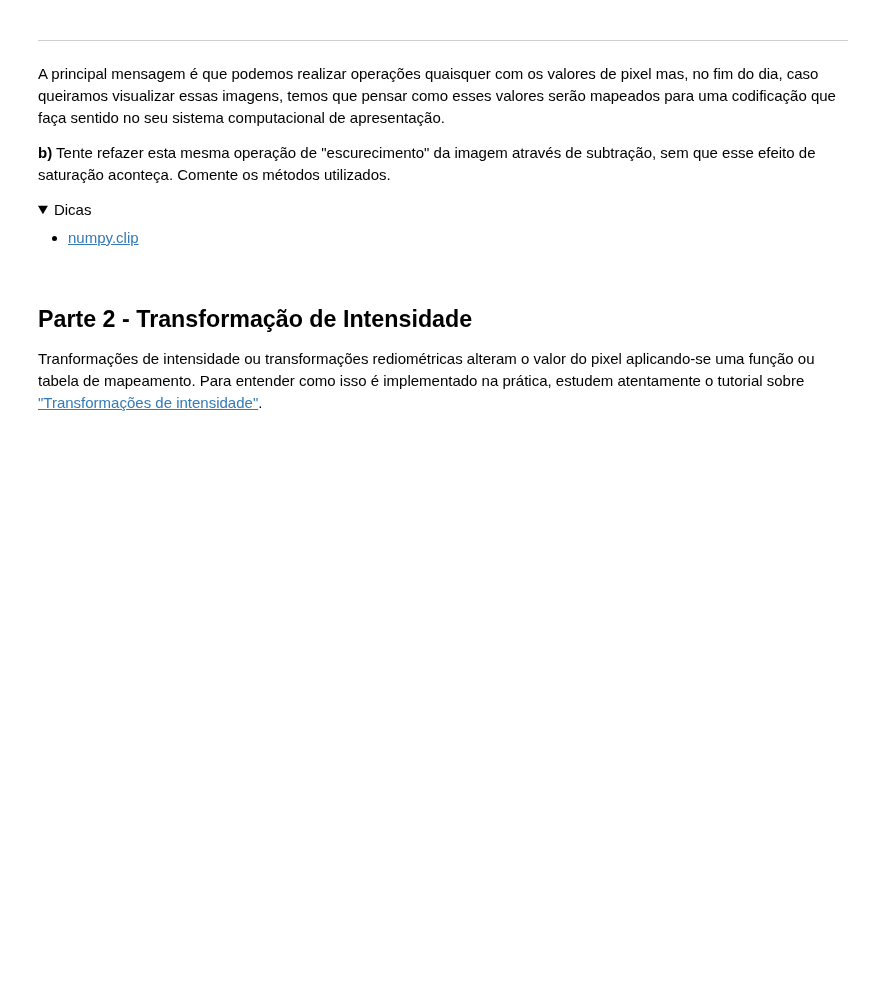
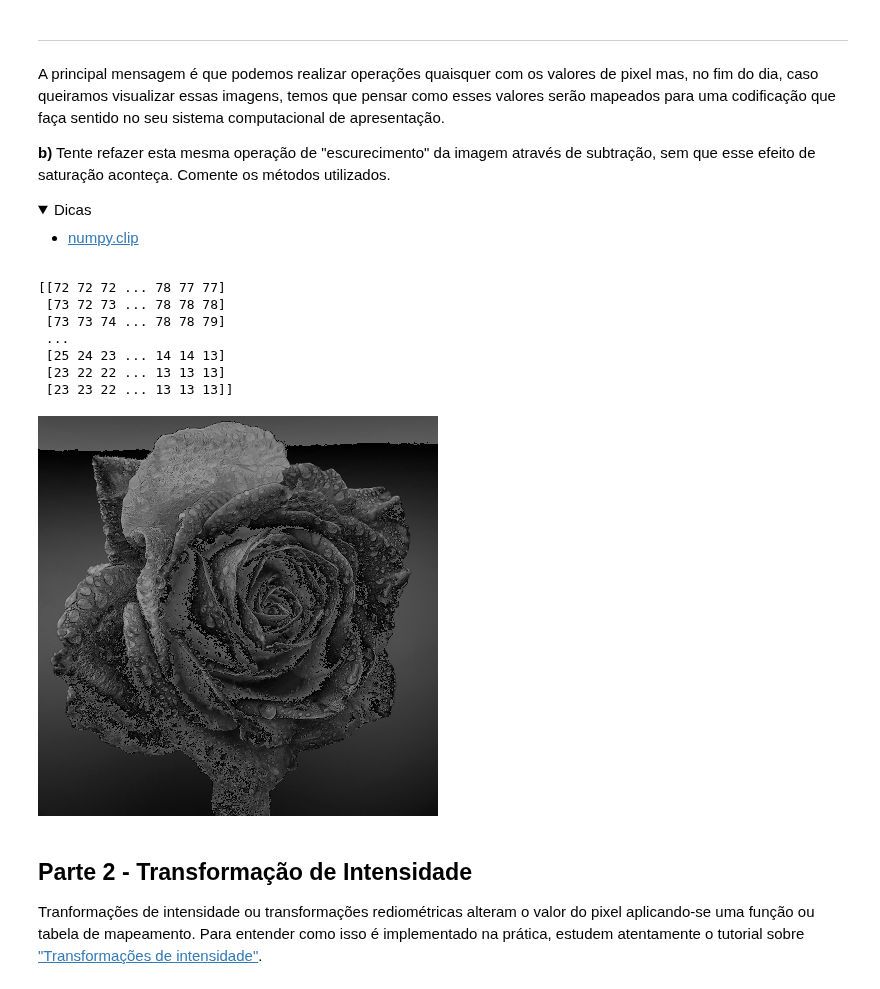
Before and after one commit to UNICAMP-EA979/2026s1-pi03-transforma-ointensidade-HenriqueJose1, a Jupyter notebook: Atividade.ipynb, the cells around one changed output. Cells and saved outputs as stored; diff of their text form; code cells hidden in the pictures; folded sections open; blank space fills up the shorter version.

```diff
--- a/Atividade.ipynb
+++ b/Atividade.ipynb
@@ -138,3 +137,19 @@ A principal mensagem é que podemos realizar operações quaisquer com os valore
+# %%
+h = f
+g = h - 93
+h = np.clip(h, 0, g)
+print(h)
+g_img=Image.fromarray(h)
+display(g_img)
+# %% [output]
+[[72 72 72 ... 78 77 77]
+ [73 72 73 ... 78 78 78]
+ [73 73 74 ... 78 78 79]
+ ...
+ [25 24 23 ... 14 14 13]
+ [23 22 22 ... 13 13 13]
+ [23 23 22 ... 13 13 13]]
+[figure, added]
 # %% [markdown]
 ## Parte 2 - Transformação de Intensidade
 
```
Also changed, not shown: parts of 6 cells of this notebook.
